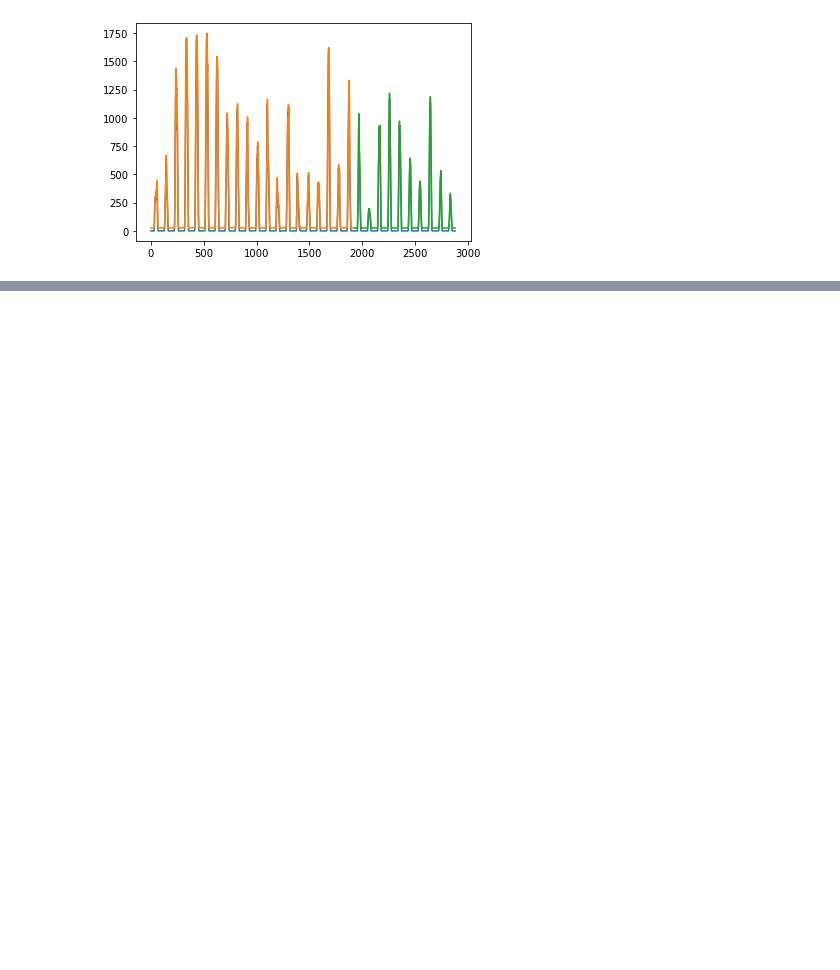
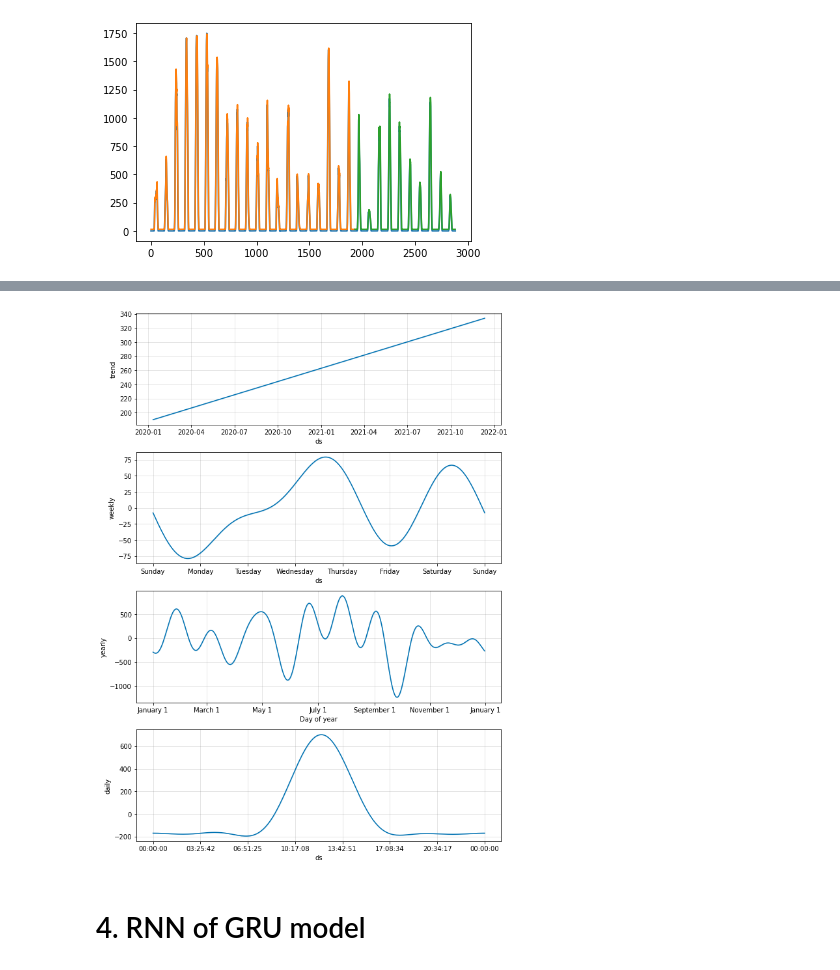
Before and after one commit to eknaepen/Solar_predictions, a Jupyter notebook: opdracht.ipynb, the cells around one changed output, grey strips where cells are left out. Drawn from its saved outputs; the diff is of its cells as text; code cells hidden in the pictures; blank space fills up the shorter version.

```diff
--- a/opdracht.ipynb
+++ b/opdracht.ipynb
@@ -230,0 +281,6 @@ plt.show()
+# %%
+fig2 = m.plot_components(forecast)
+# %% [output]
+[figure, added]
+# %% [markdown]
+# 4. RNN of GRU model
```
Also changed, not shown: parts of 9 cells of this notebook.
